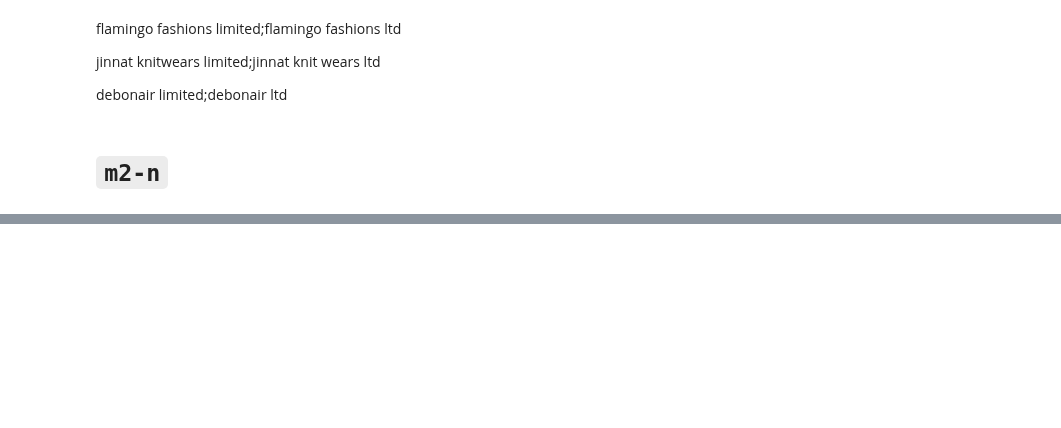
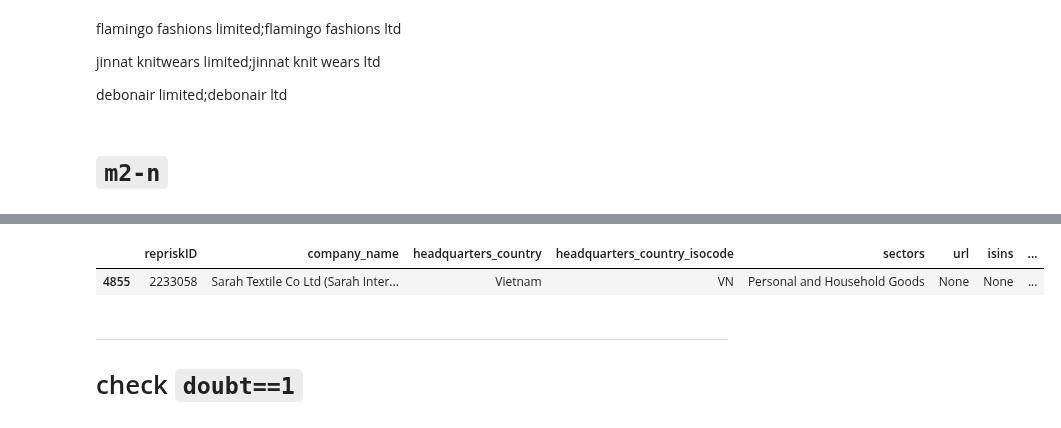
Before and after one commit to xolyn/labor_audit, a Jupyter notebook: LingyuZhou/w9/w9.ipynb, the cells around one changed output, grey strips where cells are left out. Saved outputs shown, nothing was run; the diff lists cells and outputs as text; code cells hidden in the pictures; blank space fills up the shorter version.

```diff
--- a/LingyuZhou/w9/w9.ipynb
+++ b/LingyuZhou/w9/w9.ipynb
@@ -228,0 +291,8 @@ bw.drop('FNC',axis=1).to_csv('bw0730.csv', index=False)
+# %%
+ci[ci.cName.str.contains("sarah")]
+# %% [output]
+|  | repriskID | company_name | headquarters_country | headquarters_country_isocode | sectors | url | isins | ... |
+| 4855 | 2233058 | Sarah Textile Co Ltd (Sarah Inter... | Vietnam | VN | Personal and Household Goods | None | None | ... |
+# %% [markdown]
+---
+# check `doubt==1`
```
Also changed, not shown: parts of 16 cells of this notebook, 1 other file.
